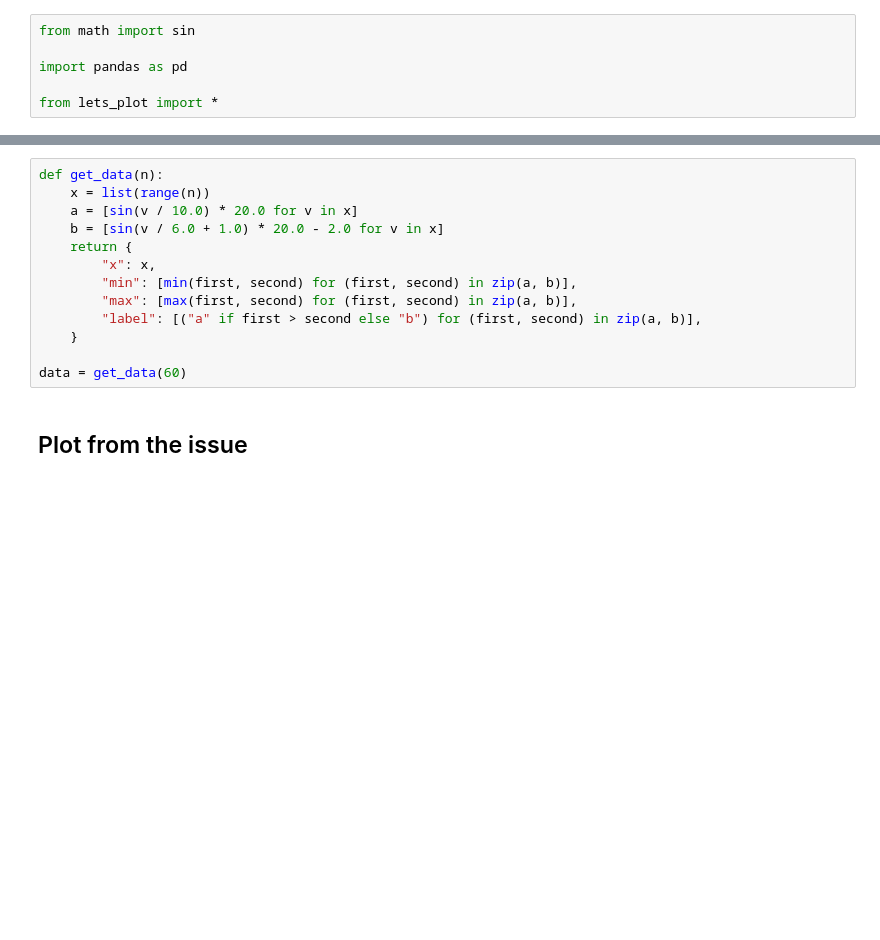
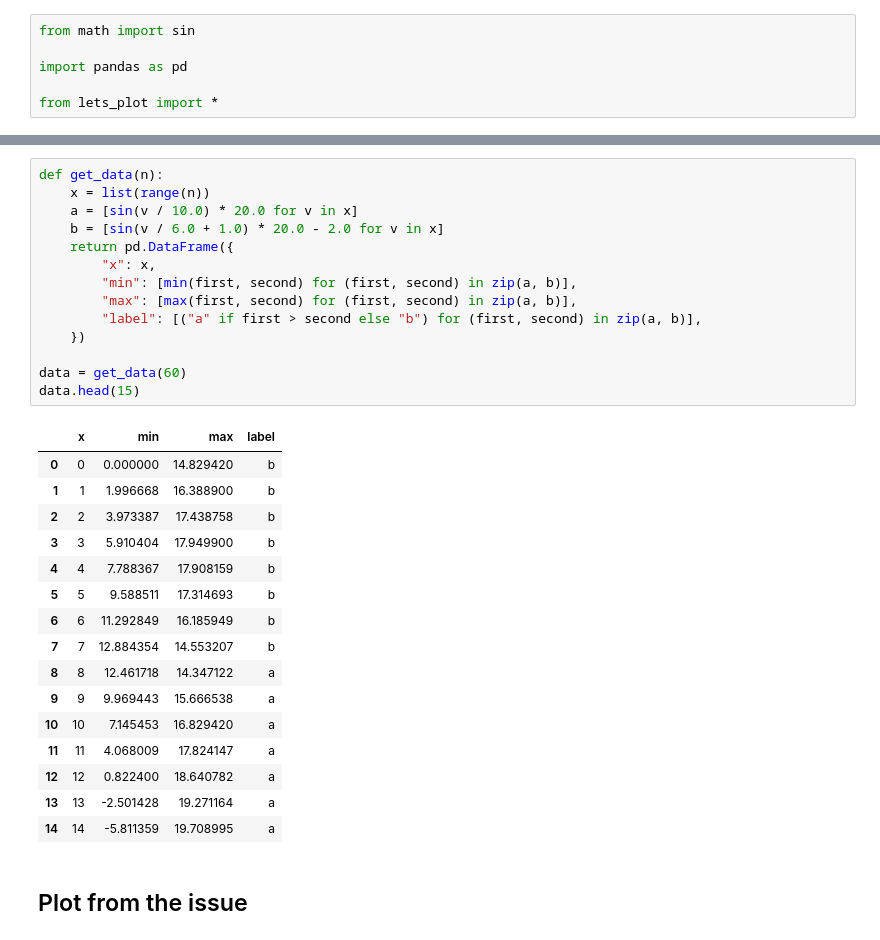
Before and after one commit to ASmirnov-HORIS/lets-plot-experiments, a Jupyter notebook: tmp/2025_08_27/issue_1384.ipynb, the cells around one changed output, grey strips where cells are left out. Drawn from its saved outputs; the diff is of its cells as text; blank space fills up the shorter version.

```diff
--- a/tmp/2025_08_27/issue_1384.ipynb
+++ b/tmp/2025_08_27/issue_1384.ipynb
@@ -13,16 +13,34 @@ LetsPlot.setup_html()
 # %%
 def get_data(n):
     x = list(range(n))
     a = [sin(v / 10.0) * 20.0 for v in x]
     b = [sin(v / 6.0 + 1.0) * 20.0 - 2.0 for v in x]
-    return {
+    return pd.DataFrame({
         "x": x,
         "min": [min(first, second) for (first, second) in zip(a, b)],
         "max": [max(first, second) for (first, second) in zip(a, b)],
         "label": [("a" if first > second else "b") for (first, second) in zip(a, b)],
-    }
+    })
 
 data = get_data(60)
+data.head(15)
+# %% [output]
+|  | x | min | max | label |
+| 0 | 0 | 0.000000 | 14.829420 | b |
+| 1 | 1 | 1.996668 | 16.388900 | b |
+| 2 | 2 | 3.973387 | 17.438758 | b |
+| 3 | 3 | 5.910404 | 17.949900 | b |
+| 4 | 4 | 7.788367 | 17.908159 | b |
+| 5 | 5 | 9.588511 | 17.314693 | b |
+| 6 | 6 | 11.292849 | 16.185949 | b |
+| 7 | 7 | 12.884354 | 14.553207 | b |
+| 8 | 8 | 12.461718 | 14.347122 | a |
+| 9 | 9 | 9.969443 | 15.666538 | a |
+| 10 | 10 | 7.145453 | 16.829420 | a |
+| 11 | 11 | 4.068009 | 17.824147 | a |
+| 12 | 12 | 0.822400 | 18.640782 | a |
+| 13 | 13 | -2.501428 | 19.271164 | a |
+| 14 | 14 | -5.811359 | 19.708995 | a |
 # %% [markdown]
 ## Plot from the issue
 # %%
```
Also changed, not shown: parts of 5 cells of this notebook.
